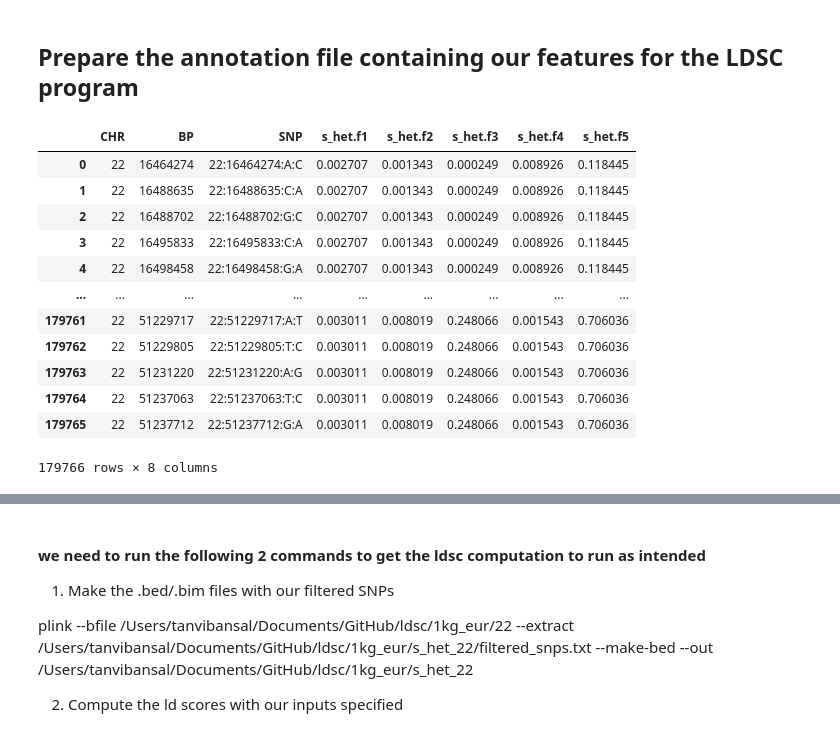
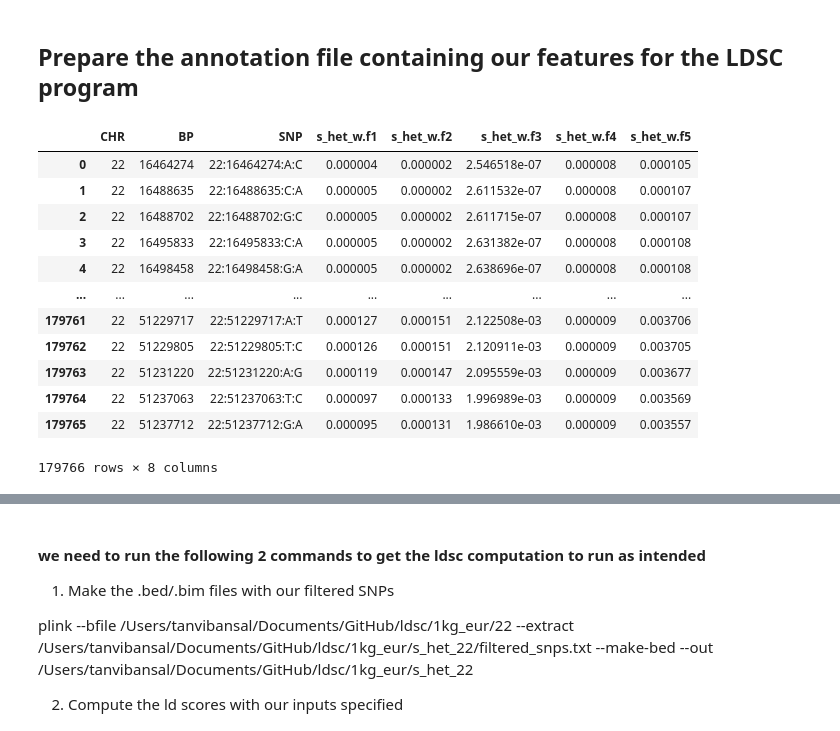
Before and after one commit to ojkafka/Capstone, a Jupyter notebook: Nearest Genes.ipynb, the cells around one changed output, grey strips where cells are left out. Cells and saved outputs as stored; diff of their text form; code cells hidden in the pictures.

```diff
--- a/Nearest Genes.ipynb
+++ b/Nearest Genes.ipynb
@@ -357,13 +207,0 @@ s_het_w
-# %%
-mutn_5_nearest_genes_sample_df = pd.concat(list(mutn_5_nearest_genes_sample))
-
-#now join the s_het values onto each of our 5 nearest genes and compute the distance weighted s_het
-s_het_w = mutn_5_nearest_genes_sample_df.copy(deep=True)
-for i in range(1,6):
-    s_het_temp = s_het_info[["post_mean"]].reset_index().rename(columns = {"GeneSymbol":"GeneSymbol.f%s"%(i)}).set_index("GeneSymbol.f%s"%(i))
-    s_het_w = s_het_w.reset_index().set_index("GeneSymbol.f%s"%(i)).join(s_het_temp)
-    s_het_w["s_het.f%s"%(i)] = s_het_w["post_mean"]
-    s_het_w["s_het_w.f%s"%(i)] = s_het_w["post_mean"]/s_het_w["dist.f%s"%(i)]
-    s_het_w = s_het_w.drop(columns="post_mean")
-s_het_w = s_het_w.reset_index()
-s_het_w
@@ -402,21 +235,21 @@ s_het_w.sort_values(by = "dist.f1",ascending=True)
 # %%
 #format the dataframe's column names, columns to retain, and match the SNPs present in the bim file
 s_het_w = s_het_w.reset_index().rename(columns={'chr': 'CHR','pos': 'BP','variant': 'SNP'})
-#annot_df = s_het_w[['CHR', 'BP', 'SNP', 's_het_w.f1', 's_het_w.f2', 's_het_w.f3', 's_het_w.f4', 's_het_w.f5']]
-annot_df = s_het_w[['CHR', 'BP', 'SNP', 's_het.f1', 's_het.f2', 's_het.f3', 's_het.f4', 's_het.f5']]
+annot_df = s_het_w[['CHR', 'BP', 'SNP', 's_het_w.f1', 's_het_w.f2', 's_het_w.f3', 's_het_w.f4', 's_het_w.f5']]
+#annot_df = s_het_w[['CHR', 'BP', 'SNP', 's_het.f1', 's_het.f2', 's_het.f3', 's_het.f4', 's_het.f5']]
 annot_df = annot_df.sort_values(['CHR', 'BP'])
 annot_df
 # %% [output]
-|  | CHR | BP | SNP | s_het.f1 | s_het.f2 | s_het.f3 | s_het.f4 | s_het.f5 |
-| 0 | 22 | 16464274 | 22:16464274:A:C | 0.002707 | 0.001343 | 0.000249 | 0.008926 | 0.118445 |
-| 1 | 22 | 16488635 | 22:16488635:C:A | 0.002707 | 0.001343 | 0.000249 | 0.008926 | 0.118445 |
-| 2 | 22 | 16488702 | 22:16488702:G:C | 0.002707 | 0.001343 | 0.000249 | 0.008926 | 0.118445 |
-| 3 | 22 | 16495833 | 22:16495833:C:A | 0.002707 | 0.001343 | 0.000249 | 0.008926 | 0.118445 |
-| 4 | 22 | 16498458 | 22:16498458:G:A | 0.002707 | 0.001343 | 0.000249 | 0.008926 | 0.118445 |
+|  | CHR | BP | SNP | s_het_w.f1 | s_het_w.f2 | s_het_w.f3 | s_het_w.f4 | s_het_w.f5 |
+| 0 | 22 | 16464274 | 22:16464274:A:C | 0.000004 | 0.000002 | 2.546518e-07 | 0.000008 | 0.000105 |
+| 1 | 22 | 16488635 | 22:16488635:C:A | 0.000005 | 0.000002 | 2.611532e-07 | 0.000008 | 0.000107 |
+| 2 | 22 | 16488702 | 22:16488702:G:C | 0.000005 | 0.000002 | 2.611715e-07 | 0.000008 | 0.000107 |
+| 3 | 22 | 16495833 | 22:16495833:C:A | 0.000005 | 0.000002 | 2.631382e-07 | 0.000008 | 0.000108 |
+| 4 | 22 | 16498458 | 22:16498458:G:A | 0.000005 | 0.000002 | 2.638696e-07 | 0.000008 | 0.000108 |
 | ... | ... | ... | ... | ... | ... | ... | ... | ... |
-| 179761 | 22 | 51229717 | 22:51229717:A:T | 0.003011 | 0.008019 | 0.248066 | 0.001543 | 0.706036 |
-| 179762 | 22 | 51229805 | 22:51229805:T:C | 0.003011 | 0.008019 | 0.248066 | 0.001543 | 0.706036 |
-| 179763 | 22 | 51231220 | 22:51231220:A:G | 0.003011 | 0.008019 | 0.248066 | 0.001543 | 0.706036 |
-| 179764 | 22 | 51237063 | 22:51237063:T:C | 0.003011 | 0.008019 | 0.248066 | 0.001543 | 0.706036 |
-| 179765 | 22 | 51237712 | 22:51237712:G:A | 0.003011 | 0.008019 | 0.248066 | 0.001543 | 0.706036 |
+| 179761 | 22 | 51229717 | 22:51229717:A:T | 0.000127 | 0.000151 | 2.122508e-03 | 0.000009 | 0.003706 |
+| 179762 | 22 | 51229805 | 22:51229805:T:C | 0.000126 | 0.000151 | 2.120911e-03 | 0.000009 | 0.003705 |
+| 179763 | 22 | 51231220 | 22:51231220:A:G | 0.000119 | 0.000147 | 2.095559e-03 | 0.000009 | 0.003677 |
+| 179764 | 22 | 51237063 | 22:51237063:T:C | 0.000097 | 0.000133 | 1.996989e-03 | 0.000009 | 0.003569 |
+| 179765 | 22 | 51237712 | 22:51237712:G:A | 0.000095 | 0.000131 | 1.986610e-03 | 0.000009 | 0.003557 |
 179766 rows × 8 columns
```
Also changed, not shown: parts of 36 cells of this notebook, 11 other files.
